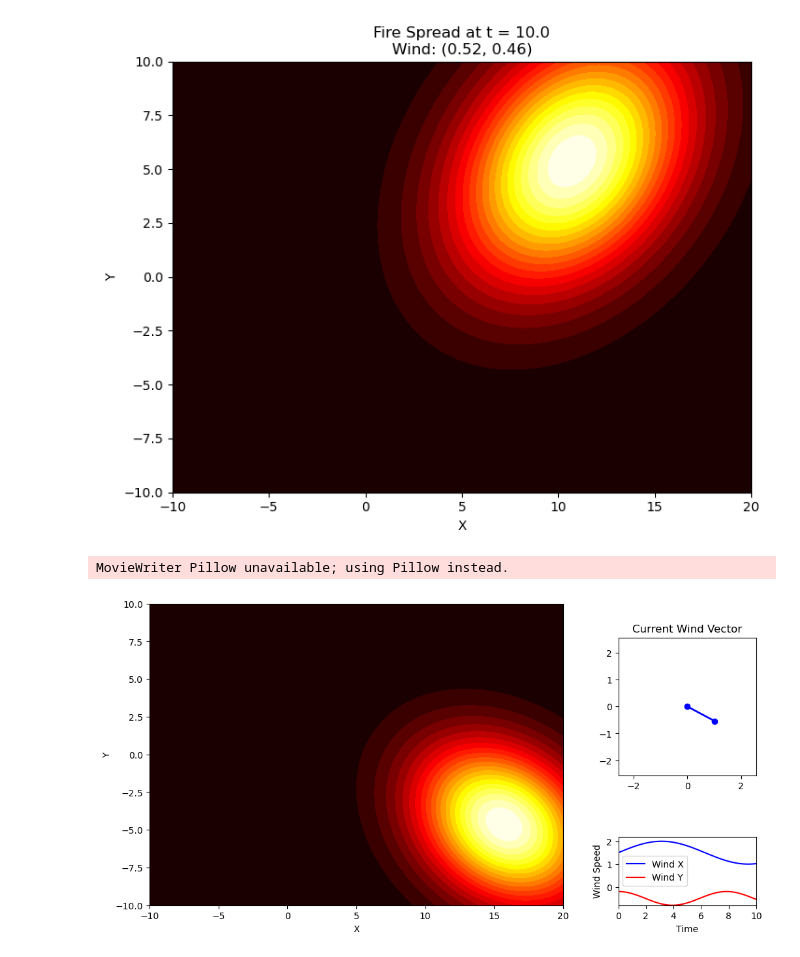
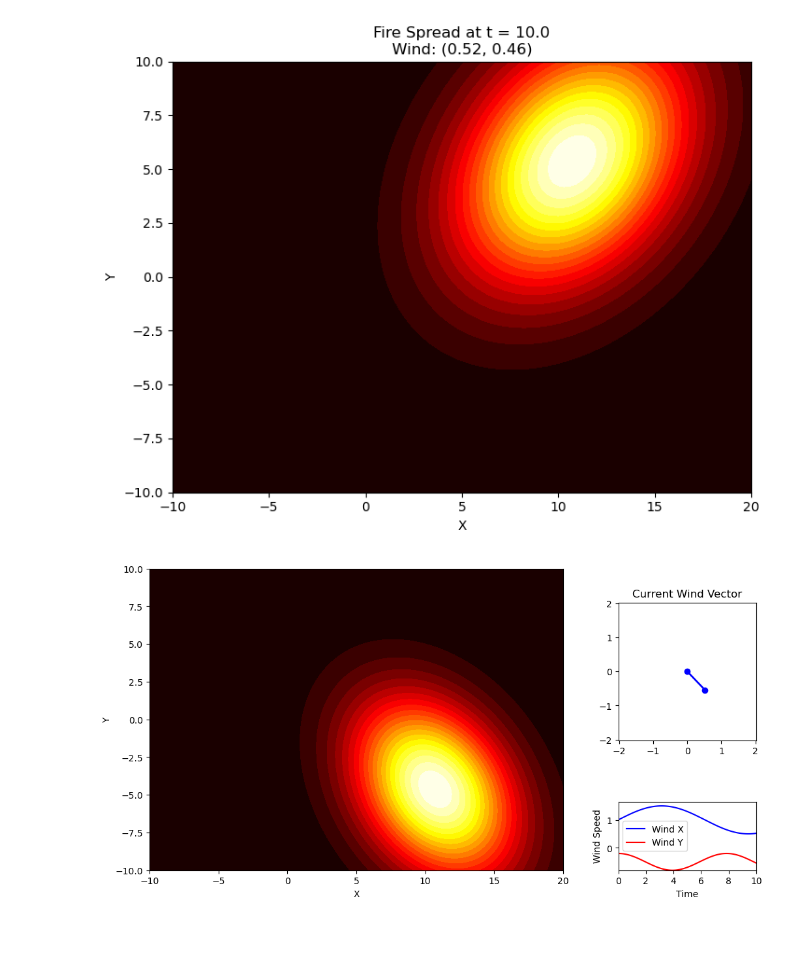
Before and after one commit to mwshumway/Wildfires, a Jupyter notebook: fire_modeling.ipynb, the cells around one changed output. Cells and saved outputs as stored; diff of their text form; code cells hidden in the pictures.

```diff
--- a/fire_modeling.ipynb
+++ b/fire_modeling.ipynb
@@ -235,7 +235,7 @@ k = 2
 c = 1
 t_values = np.linspace(0, 10, 100)
 
-w1_init = 1.5
+w1_init = 1.0
 w2_init = -0.5
 
 # Wind function with minimum magnitude
@@ -306,33 +306,32 @@ def update(i):
          u_y**2 * sigma_parallel + u_x**2 * sigma_perp]
     ])
 
     rv = multivariate_normal([mean_x, mean_y], Sigma)
     Z = rv.pdf(np.dstack((X, Y)))
     contour = main_ax.contourf(X, Y, Z, levels=20, cmap='hot')
 
     # Update wind vector plot by clearing and replotting a line
     vector_ax.clear()
     vector_ax.set(xlim=(-max_wind, max_wind), ylim=(-max_wind, max_wind),
                   aspect='equal', title='Current Wind Vector')
     # Plot a line from (0,0) to (w1, w2)
     color = 'blue' if w1 >= 0 else 'red'
     vector_ax.plot([0, w1], [0, w2], color=color, linewidth=2, marker='o')
 
     # Update wind evolution plot
     wind_line1.set_data(t_values[:i+1], w1_list[:i+1])
     wind_line2.set_data(t_values[:i+1], w2_list[:i+1])
 
     # Return updated artists from the main and evolution plots.
     return [*contour.collections, wind_line1, wind_line2]
 
 # Create animation without blitting to avoid redraw issues
 ani = animation.FuncAnimation(
     fig, update, frames=len(t_values),
     interval=50, repeat=True
 )
 
-ani.save('fire_spread_with_wind.gif', writer='Pillow', fps=20)
+ani.save('fire_spread_with_wind.gif', writer='pillow', fps=20)
 plt.show()
 # %% [output]
-MovieWriter Pillow unavailable; using Pillow instead.
-[figure, old version]
+[figure, new version]
```
Also changed, not shown: 3 other files.
